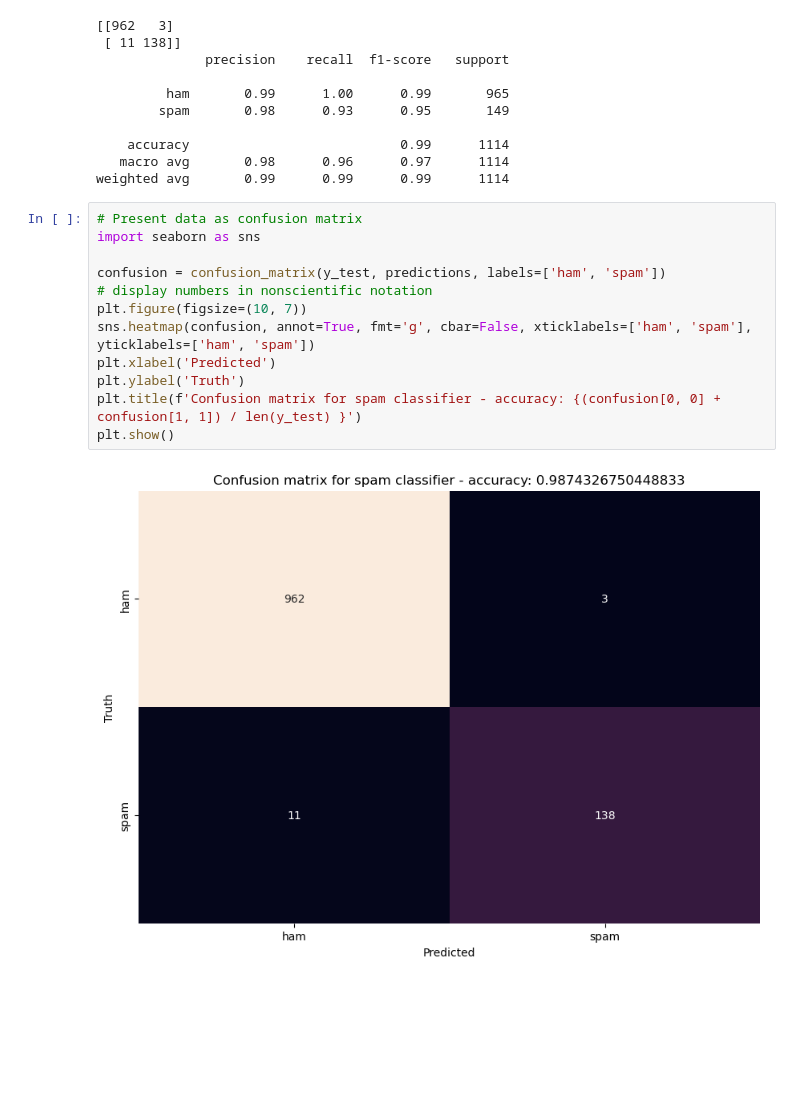
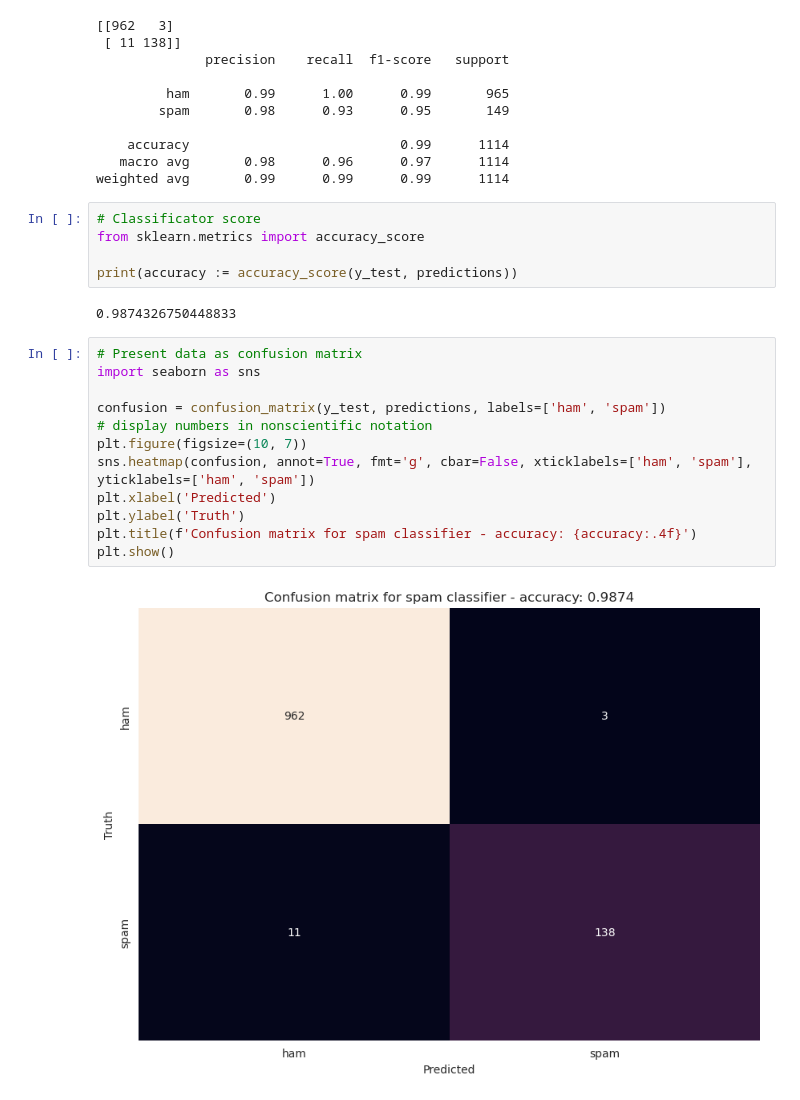
Before and after one commit to Deelay1403/Simple-SPAM-detector, a Jupyter notebook: detector.ipynb, the cells around one changed output. Drawn from its saved outputs; the diff is of its cells as text; blank space fills up the shorter version.

Commit message:
Fixed accuracy

```diff
--- a/detector.ipynb
+++ b/detector.ipynb
@@ -126,17 +126,24 @@ print(classification_report(y_test, predictions))
     accuracy                           0.99      1114
    macro avg       0.98      0.96      0.97      1114
 weighted avg       0.99      0.99      0.99      1114
+# %%
+# Classificator score
+from sklearn.metrics import accuracy_score
+
+print(accuracy := accuracy_score(y_test, predictions))
+# %% [output]
+0.9874326750448833
 # %%
 # Present data as confusion matrix
 import seaborn as sns
 
 confusion = confusion_matrix(y_test, predictions, labels=['ham', 'spam'])
 # display numbers in nonscientific notation
 plt.figure(figsize=(10, 7))
 sns.heatmap(confusion, annot=True, fmt='g', cbar=False, xticklabels=['ham', 'spam'], yticklabels=['ham', 'spam'])
 plt.xlabel('Predicted')
 plt.ylabel('Truth')
-plt.title(f'Confusion matrix for spam classifier - accuracy: {(confusion[0, 0] + confusion[1, 1]) / len(y_test) }')
+plt.title(f'Confusion matrix for spam classifier - accuracy: {accuracy:.4f}')
 plt.show()
 # %% [output]
-[figure, old version]
+[figure, new version]
```
